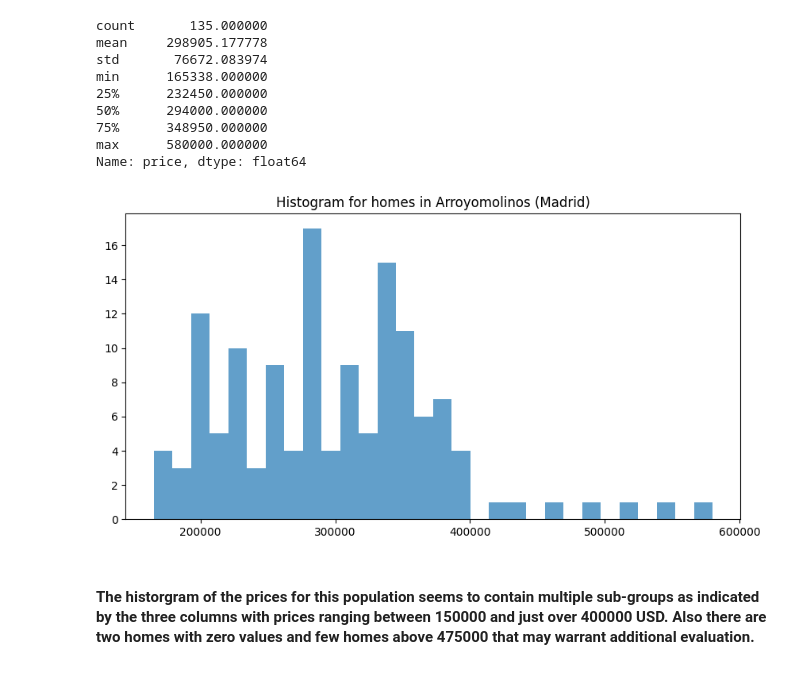
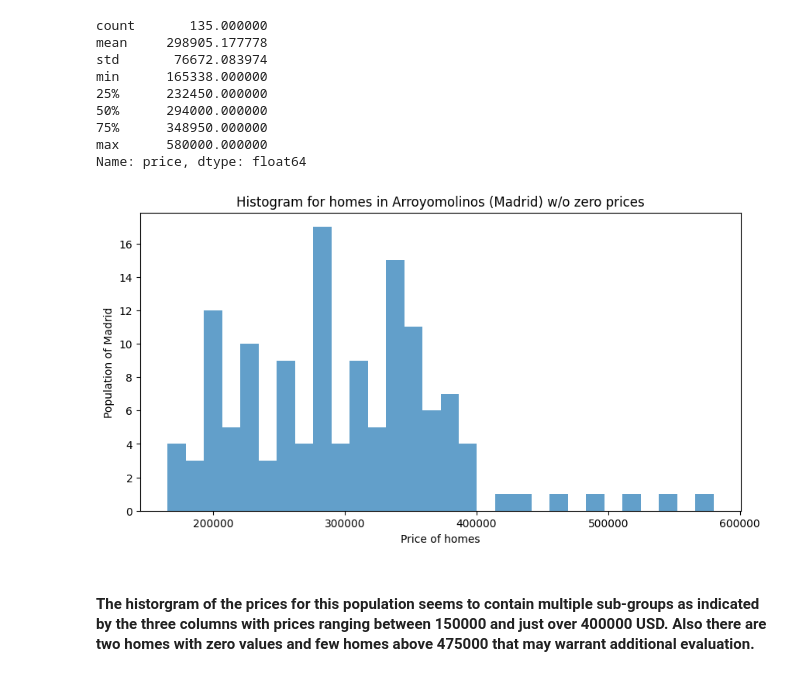
Before and after one commit to casalf724/realestate-datacleanup-exercise, a Jupyter notebook: projectAC.ipynb, the cells around one changed output. Saved outputs shown, nothing was run; the diff lists cells and outputs as text; code cells hidden in the pictures.

```diff
--- a/projectAC.ipynb
+++ b/projectAC.ipynb
@@ -267,13 +267,13 @@ Name: price, dtype: float64
 # %%
 # plot histogram of prices for poupulation of Arroyomolinos (Madrid)
 plt.figure(figsize = (10, 5))
-
 plt.hist(result, bins = 30, alpha = 0.7)
-
-plt.title("Histogram for homes in Arroyomolinos (Madrid)")
+plt.ylabel("Population of Madrid")
+plt.xlabel("Price of homes")
+plt.title("Histogram for homes in Arroyomolinos (Madrid) w/o zero prices")
 plt.show()
 # %% [output]
-[figure, old version]
+[figure, new version]
 # %% [markdown]
 ####  The historgram of the prices for this population seems to contain multiple sub-groups as indicated by the three columns with prices ranging between 150000 and just over 400000 USD. Also there are two homes with zero values and few homes above 475000 that may warrant additional evaluation.
 # %% [markdown]
```
Also changed, not shown: parts of 11 cells of this notebook.
